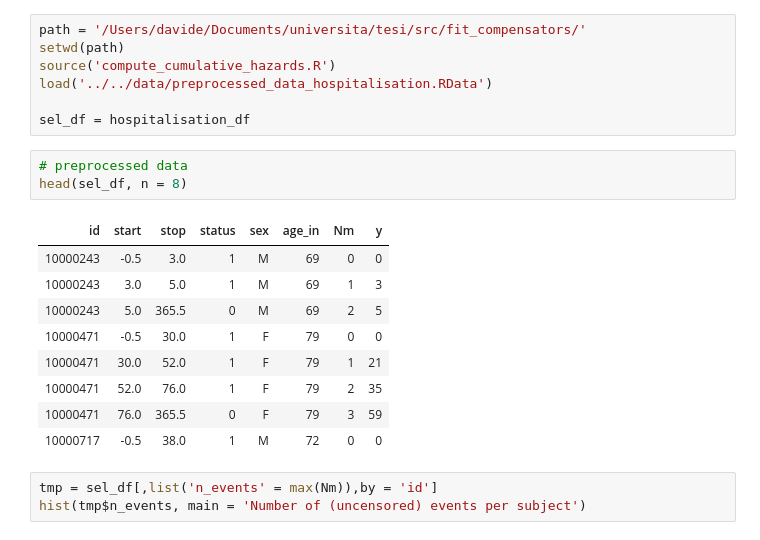
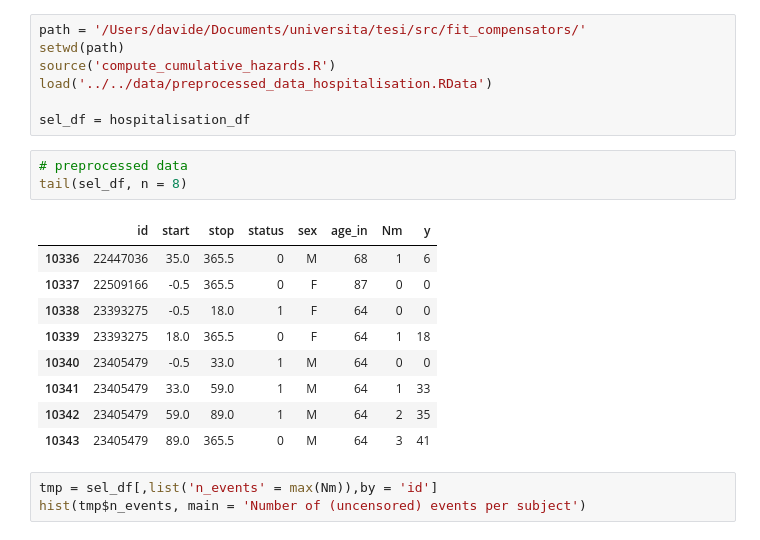
Before and after one commit to davide-burba/thesis, a Jupyter notebook: fit_compensators/fit_compenstor_hospitalisations.ipynb, the cells around one changed output. Saved outputs shown, nothing was run; the diff lists cells and outputs as text.

```diff
--- a/fit_compensators/fit_compenstor_hospitalisations.ipynb
+++ b/fit_compensators/fit_compenstor_hospitalisations.ipynb
@@ -32,17 +32,17 @@ load('../../data/preprocessed_data_hospitalisation.RData')
 sel_df = hospitalisation_df
 # %%
 # preprocessed data
-head(sel_df, n = 8)
+tail(sel_df, n = 8)
 # %% [output]
-| id | start | stop | status | sex | age_in | Nm | y |
-| 10000243 | -0.5 | 3.0 | 1 | M | 69 | 0 | 0 |
-| 10000243 | 3.0 | 5.0 | 1 | M | 69 | 1 | 3 |
-| 10000243 | 5.0 | 365.5 | 0 | M | 69 | 2 | 5 |
-| 10000471 | -0.5 | 30.0 | 1 | F | 79 | 0 | 0 |
-| 10000471 | 30.0 | 52.0 | 1 | F | 79 | 1 | 21 |
-| 10000471 | 52.0 | 76.0 | 1 | F | 79 | 2 | 35 |
-| 10000471 | 76.0 | 365.5 | 0 | F | 79 | 3 | 59 |
-| 10000717 | -0.5 | 38.0 | 1 | M | 72 | 0 | 0 |
+|  | id | start | stop | status | sex | age_in | Nm | y |
+| 10336 | 22447036 | 35.0 | 365.5 | 0 | M | 68 | 1 | 6 |
+| 10337 | 22509166 | -0.5 | 365.5 | 0 | F | 87 | 0 | 0 |
+| 10338 | 23393275 | -0.5 | 18.0 | 1 | F | 64 | 0 | 0 |
+| 10339 | 23393275 | 18.0 | 365.5 | 0 | F | 64 | 1 | 18 |
+| 10340 | 23405479 | -0.5 | 33.0 | 1 | M | 64 | 0 | 0 |
+| 10341 | 23405479 | 33.0 | 59.0 | 1 | M | 64 | 1 | 33 |
+| 10342 | 23405479 | 59.0 | 89.0 | 1 | M | 64 | 2 | 35 |
+| 10343 | 23405479 | 89.0 | 365.5 | 0 | M | 64 | 3 | 41 |
 # %%
 tmp = sel_df[,list('n_events' = max(Nm)),by = 'id']
 hist(tmp$n_events, main = 'Number of (uncensored) events per subject')
```
Also changed, not shown: 4 other files.
